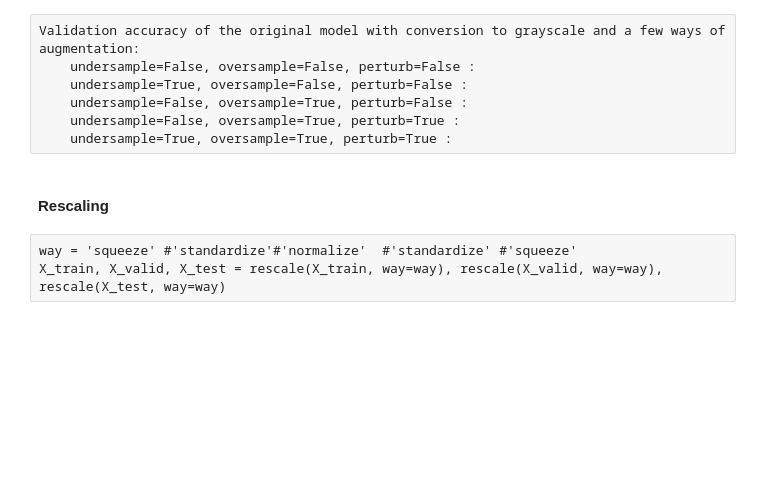
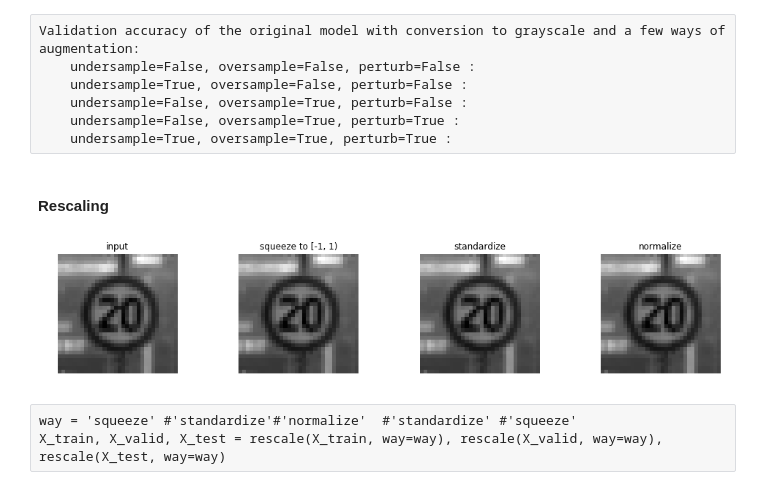
Before and after one commit to tmandzak/CarND-Traffic-Sign-Classifier-Project, a Jupyter notebook: Traffic_Sign_Classifier.ipynb, the cells around one changed output. Drawn from its saved outputs; the diff is of its cells as text; code cells hidden in the pictures; blank space fills up the shorter version.

```diff
--- a/Traffic_Sign_Classifier.ipynb
+++ b/Traffic_Sign_Classifier.ipynb
@@ -356,15 +360,17 @@ def rescale(X, way=None):
 
     return output
 # %%
-sample = images[-1]
-images = [sample, rescale(sample, way='squeeze'), rescale(sample, way='standardize'), rescale(sample, way='normalize')]
+sample = images[1]
+images_rescale = [sample, rescale(sample, way='squeeze'), rescale(sample, way='standardize'), rescale(sample, way='normalize')]
 image_titles = ['input', 'squeeze to [-1, 1)', 'standardize', 'normalize']
 
-fig, axs = plt.subplots(1, len(images), figsize=(17, 3))
-for i in range(len(images)):
+fig, axs = plt.subplots(1, len(images_rescale), figsize=(17, 3))
+for i in range(len(images_rescale)):
     axs[i].axis('off')
-    axs[i].imshow(images[i].squeeze(), cmap='gray')
+    axs[i].imshow(images_rescale[i].squeeze(), cmap='gray')
     _ = axs[i].set_title(image_titles[i])
+# %% [output]
+[figure, added]
 # %% [raw]
 way = 'squeeze' #'standardize'#'normalize'  #'standardize' #'squeeze'
 X_train, X_valid, X_test = rescale(X_train, way=way), rescale(X_valid, way=way), rescale(X_test, way=way)
```
Also changed, not shown: parts of 30 cells of this notebook, 3 other files.
